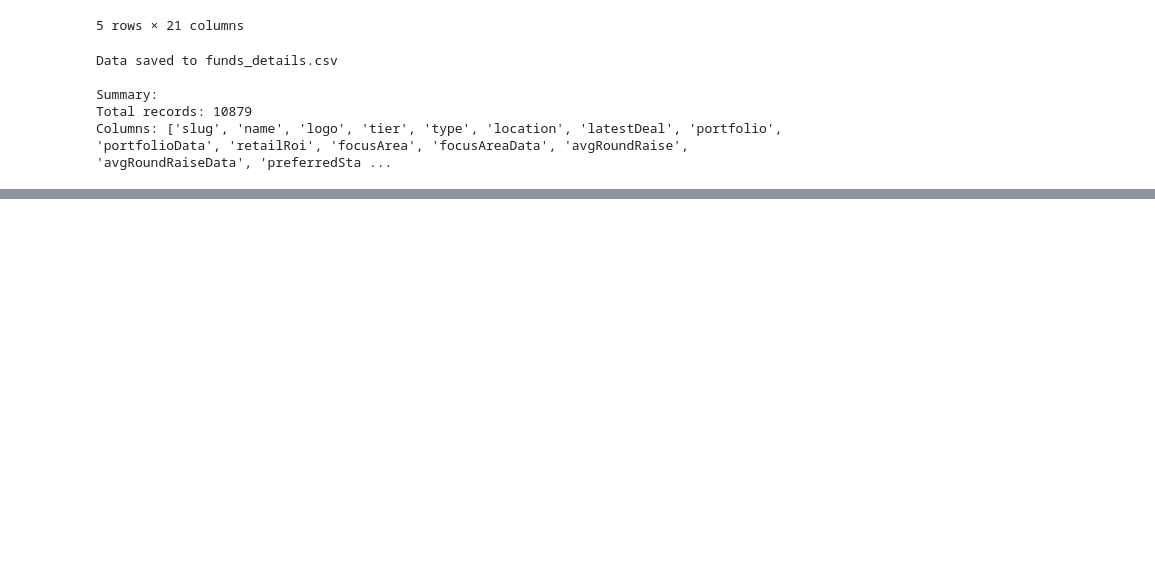
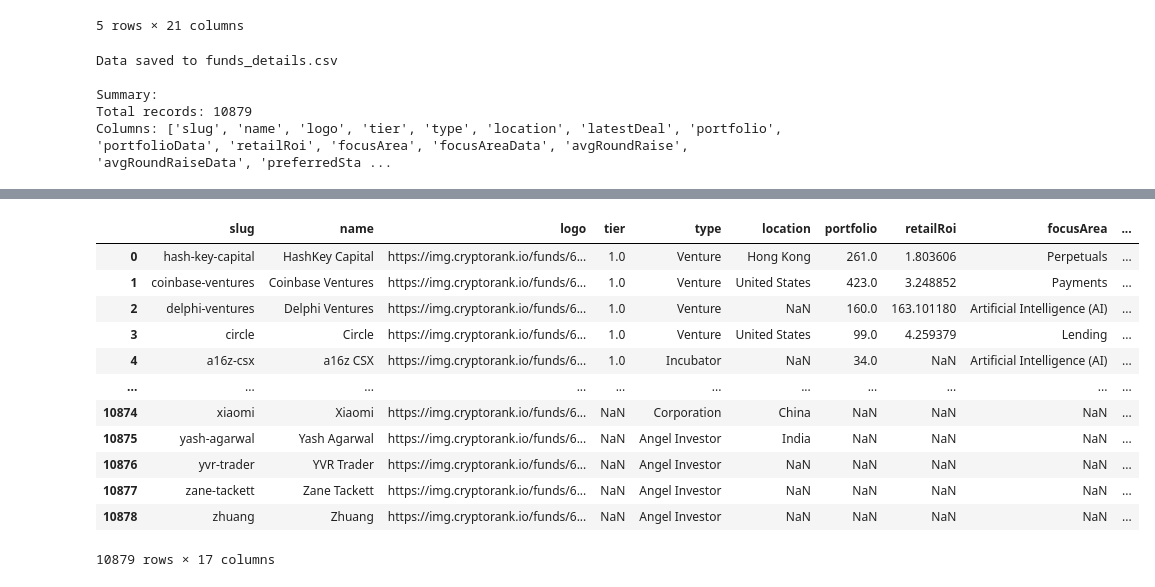
Before and after one commit to mnajjaa/Crypto-Fund-Due-Diligence-Automation, a Jupyter notebook: data/notebooks/FundsScrap.ipynb, the cells around one changed output, grey strips where cells are left out. Saved outputs shown, nothing was run; the diff lists cells and outputs as text; code cells hidden in the pictures; blank space fills up the shorter version.

Commit message:
Funds Dash

```diff
--- a/data/notebooks/FundsScrap.ipynb
+++ b/data/notebooks/FundsScrap.ipynb
@@ -248,0 +425,16 @@ Columns: ['slug', 'name', 'logo', 'tier', 'type', 'location', 'latestDeal', 'por
+# %%
+df_cleaned
+# %% [output]
+|  | slug | name | logo | tier | type | location | portfolio | retailRoi | focusArea | ... |
+| 0 | hash-key-capital | HashKey Capital | https://img.cryptorank.io/funds/6... | 1.0 | Venture | Hong Kong | 261.0 | 1.803606 | Perpetuals | ... |
+| 1 | coinbase-ventures | Coinbase Ventures | https://img.cryptorank.io/funds/6... | 1.0 | Venture | United States | 423.0 | 3.248852 | Payments | ... |
+| 2 | delphi-ventures | Delphi Ventures | https://img.cryptorank.io/funds/6... | 1.0 | Venture | NaN | 160.0 | 163.101180 | Artificial Intelligence (AI) | ... |
+| 3 | circle | Circle | https://img.cryptorank.io/funds/6... | 1.0 | Venture | United States | 99.0 | 4.259379 | Lending | ... |
+| 4 | a16z-csx | a16z CSX | https://img.cryptorank.io/funds/6... | 1.0 | Incubator | NaN | 34.0 | NaN | Artificial Intelligence (AI) | ... |
+| ... | ... | ... | ... | ... | ... | ... | ... | ... | ... | ... |
+| 10874 | xiaomi | Xiaomi | https://img.cryptorank.io/funds/6... | NaN | Corporation | China | NaN | NaN | NaN | ... |
+| 10875 | yash-agarwal | Yash Agarwal | https://img.cryptorank.io/funds/6... | NaN | Angel Investor | India | NaN | NaN | NaN | ... |
+| 10876 | yvr-trader | YVR Trader | https://img.cryptorank.io/funds/6... | NaN | Angel Investor | NaN | NaN | NaN | NaN | ... |
+| 10877 | zane-tackett | Zane Tackett | https://img.cryptorank.io/funds/6... | NaN | Angel Investor | NaN | NaN | NaN | NaN | ... |
+| 10878 | zhuang | Zhuang | https://img.cryptorank.io/funds/6... | NaN | Angel Investor | NaN | NaN | NaN | NaN | ... |
+10879 rows × 17 columns
```
Also changed, not shown: parts of 9 cells of this notebook, 4 other files.
